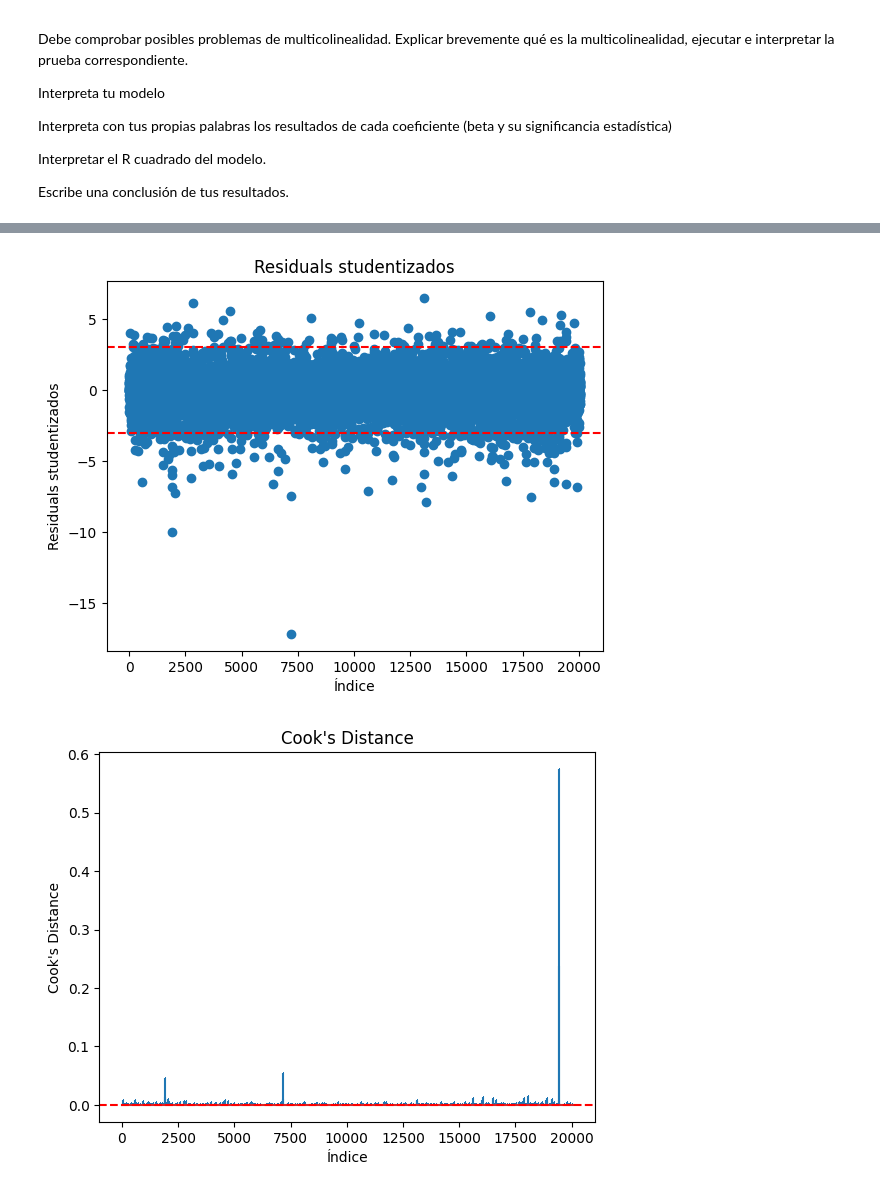
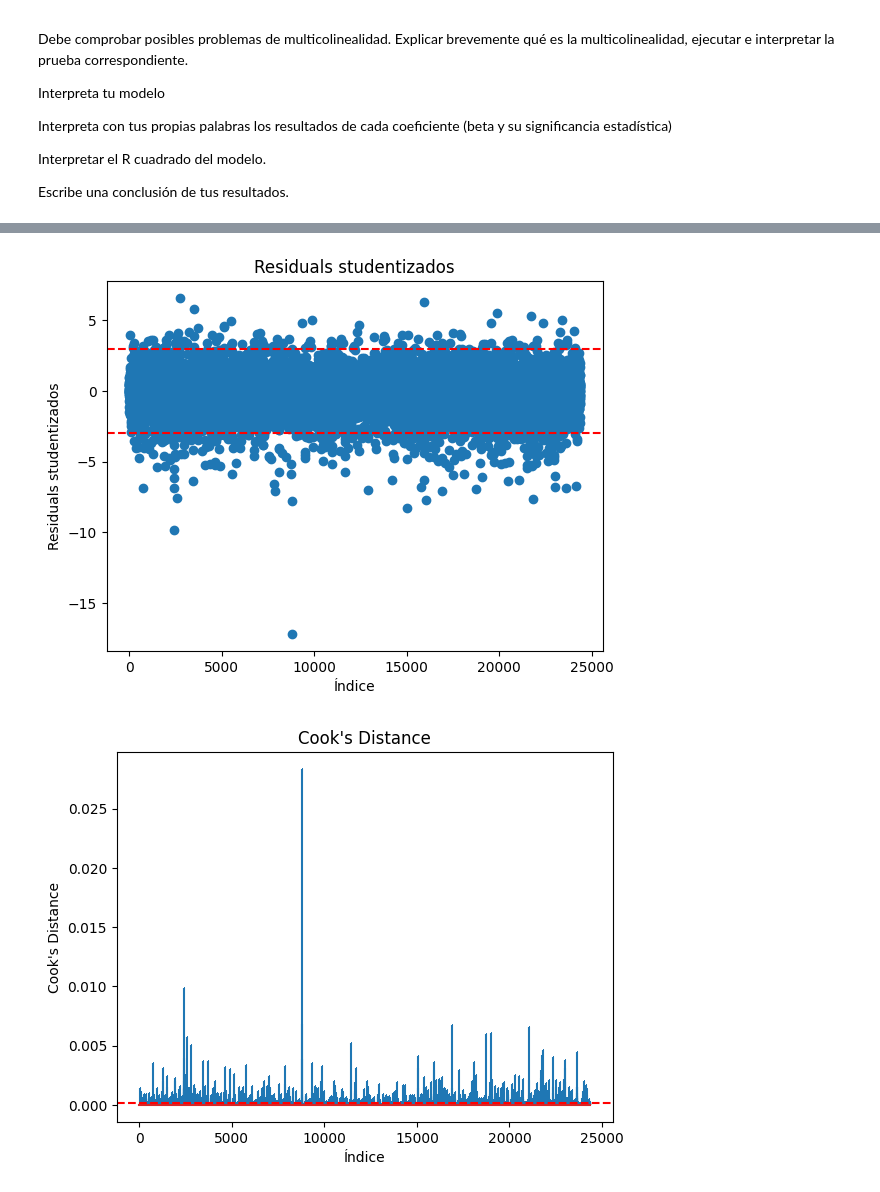
Before and after one commit to mafeermoreno/StatisticsProject, a Jupyter notebook: Proyecto_Stats_Bloque1_Maria_Moreno.ipynb, the cells around one changed output, grey strips where cells are left out. Drawn from its saved outputs; the diff is of its cells as text; code cells hidden in the pictures.

Commit message:
Add: Complete model and explanation

```diff
--- a/Proyecto_Stats_Bloque1_Maria_Moreno.ipynb
+++ b/Proyecto_Stats_Bloque1_Maria_Moreno.ipynb
@@ -280,0 +302,4 @@ data['ROA'] = data['NETINCOME'] / data['totalassets']
+# %%
+# Current Ratio
+data['CURRENTRATIO'] = data['currentassets'] / data['currentliabilities']
+data['CURRENTRATIO'].replace([np.inf, -np.inf], np.nan, inplace=True)
@@ -1016,15 +1019,0 @@ Leverage points: [   92    94   100   169   170   261   262   263   264   267
-# %%
-import scipy.stats.mstats as mstats
-
-# Winsorizar cada columna de las variables independientes de manera individual
-X_winsorized = X.copy()
-for col in X_winsorized.columns:
-    X_winsorized[col] = mstats.winsorize(X_winsorized[col], limits=[0.05, 0.05])
-
-# Asegúrate de que los índices de X_winsorized y y están alineados
-X_winsorized = X_winsorized.reset_index(drop=True)
-y = y.reset_index(drop=True)
-
-# Volver a ajustar el modelo con los datos winsorizados
-model_winsorized = sm.OLS(y, X_winsorized, missing='drop').fit()
-print(model_winsorized.summary())
@@ -1090,22 +1106,45 @@ High Cook's Distance points: [   38    39    91 ... 20016 20021 20048]
 # %%
-import matplotlib.pyplot as plt
+# Obtener la influencia del modelo winsorizado actual
+influence_winsorized = model_winsorized.get_influence()
+
+# Calcular los residuals studentizados
+studentized_residuals_winsorized = influence_winsorized.resid_studentized_internal
+
+# Calcular Cook's Distance
+cooks_distance_winsorized, _ = influence_winsorized.cooks_distance
+
+# Umbral común para Cook's Distance: 4/n (n = número de observaciones)
+cooks_threshold_winsorized = 4 / len(X_winsorized)
+
+# Identificar los outliers con residuals studentizados fuera del rango [-3, 3]
+outliers_residuals = np.where(np.abs(studentized_residuals_winsorized) > 3)[0]
+
+# Identificar los outliers con Cook's Distance por encima del umbral
+outliers_cooks = np.where(cooks_distance_winsorized > cooks_threshold_winsorized)[0]
+
+# Combinar los índices de outliers (residuals y Cook's Distance)
+outliers_combined = np.union1d(outliers_residuals, outliers_cooks)
 
 # Gráfico de residuals studentizados
-plt.scatter(range(len(studentized_residuals)), studentized_residuals)
+plt.scatter(range(len(studentized_residuals_winsorized)), studentized_residuals_winsorized)
 plt.axhline(y=3, color='r', linestyle='--')
 plt.axhline(y=-3, color='r', linestyle='--')
 plt.title('Residuals studentizados')
 plt.xlabel('Índice')
 plt.ylabel('Residuals studentizados')
 plt.show()
 
 # Gráfico de Cook's Distance
-plt.stem(np.arange(len(cooks_distance)), cooks_distance, markerfmt=",")
-plt.axhline(y=cooks_threshold, color='r', linestyle='--')
+plt.stem(np.arange(len(cooks_distance_winsorized)), cooks_distance_winsorized, markerfmt=",")
+plt.axhline(y=cooks_threshold_winsorized, color='r', linestyle='--')
 plt.title('Cook\'s Distance')
 plt.xlabel('Índice')
 plt.ylabel('Cook\'s Distance')
 plt.show()
+
+# Mostrar los índices de los outliers
+print(f"Índices de outliers según residuals studentizados: {outliers_residuals}")
+print(f"Índices de outliers según Cook's Distance: {outliers_cooks}")
 # %% [output]
-[figure, old version]
+[figure, new version]
-[figure, old version]
+[figure, new version]
```
Also changed, not shown: parts of 38 cells of this notebook.
